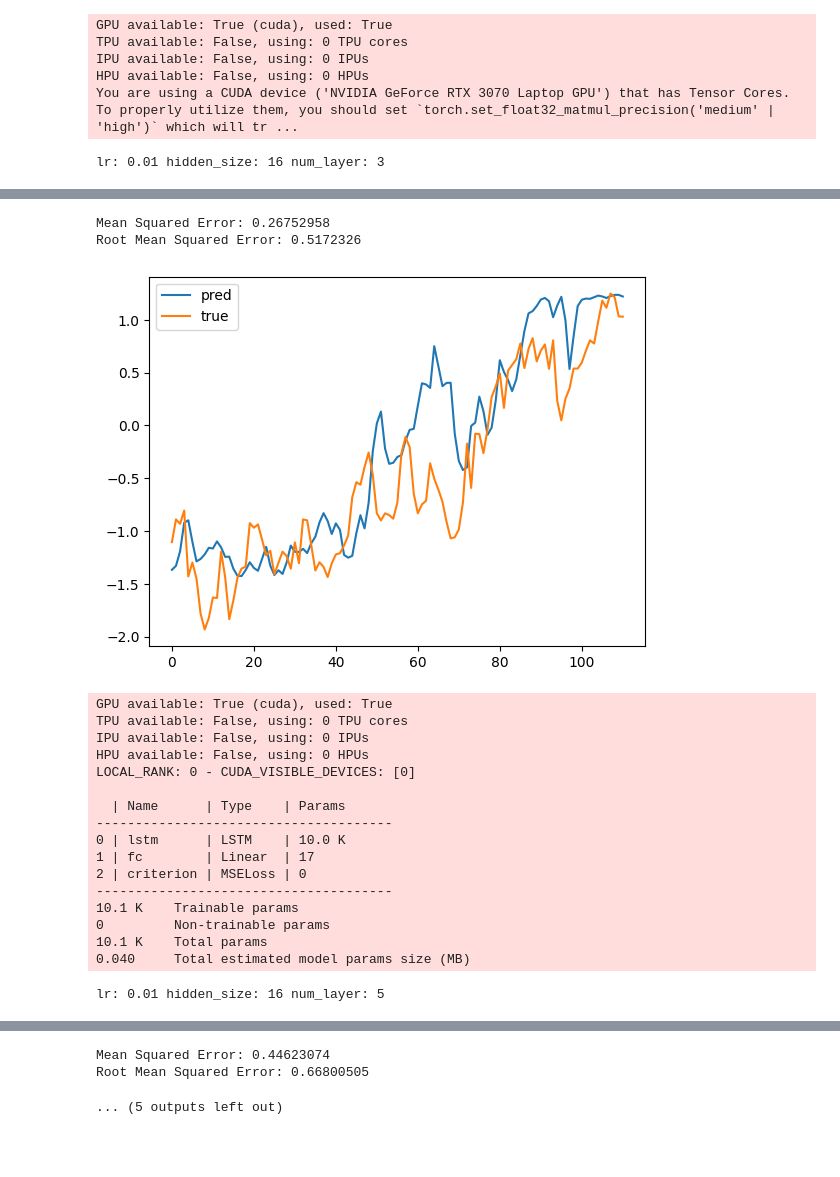
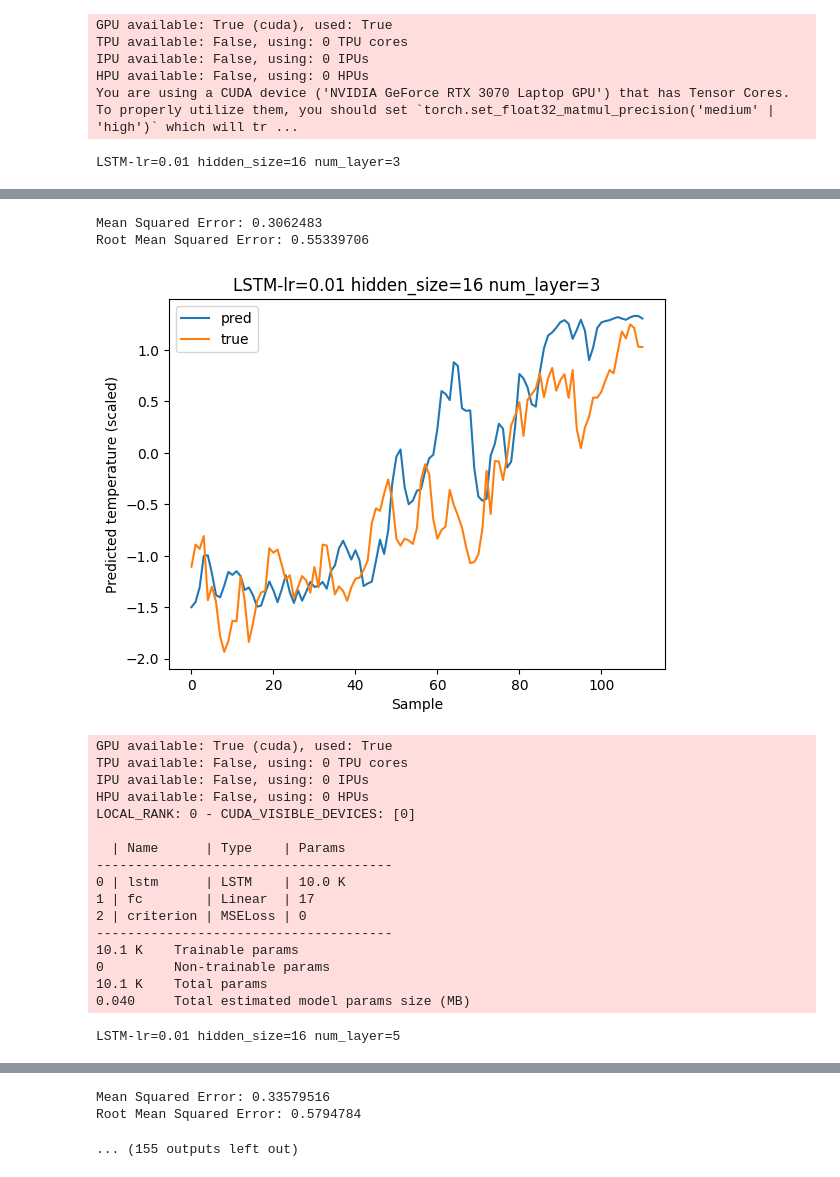
Before and after one commit to Unexp1ainable/ADAML-Project2, a Jupyter notebook: lstm_model.ipynb, the cells around one changed output, grey strips where cells are left out. Drawn from its saved outputs; the diff is of its cells as text; code cells hidden in the pictures; blank space fills up the shorter version.

Commit message:
fixed utils

```diff
--- a/lstm_model.ipynb
+++ b/lstm_model.ipynb
@@ -53,7 +54,7 @@ def create_sequences(x, y, seq_length):
         ys.append(_y)
     return np.array(xs), np.array(ys)
 # %%
-df_train, df_test, df_valid = utils.load_cleaned_data()
+df_train, df_test, df_valid, mu, std = utils.load_cleaned_data()
 
 class ClimateDataset(torch.utils.data.Dataset):
     def __init__(self, df, seq_length) -> None:
@@ -99,37 +100,60 @@ learning_rates = [1e-2, 5e-3, 1e-3]
 hidden_sizes = [16, 32, 64]
 num_layers = [3, 5, 8]
 
+mses = []
+params = []
+
+folder = "lstm-report"
+stats_path = f"{folder}/stats.csv"
+
+with open(stats_path, 'w') as stats_file:
+    stats_file.write("Learning_rate;Hidden_size;Num_layers;MSE;RMSE\n")
 
 for lr, hidden_size, num_layer in product(learning_rates, hidden_sizes, num_layers):
-    print("lr:", lr, "hidden_size:", hidden_size, "num_layer:", num_layer)
+    model_name = f"LSTM-lr={lr} hidden_size={hidden_size} num_layer={num_layer}"
+    print(model_name)
     model = LSTMModel(3, hidden_size=hidden_size, num_layers=num_layer, learning_rate=lr)
 
     trainer = lightning.Trainer(
-    max_epochs=1000,
-    log_every_n_steps=1,
-    callbacks=[
-        EarlyStopping(monitor="val_loss", mode="min", patience=10),
+        accelerator="cuda",
+        max_epochs=1000,
+        log_every_n_steps=1,
+        callbacks=[
+            EarlyStopping(monitor="val_loss", mode="min", patience=10),
         ],
-    logger=TensorBoardLogger(f"lstm-logs",name="", version=f"LSTM-lr={lr}, hidden_size={hidden_size}, num_layer={num_layer}")
+        logger=TensorBoardLogger("lstm-logs ", name="", version=model_name)
     )
-
 
     trainer.fit(model, dataloader_train, dataloader_valid)
 
     dataloader_test = torch.utils.data.DataLoader(ClimateDataset(df_test, SEQ_LENGTH), batch_size=1, shuffle=False, num_workers=15)
     preds, true = predict(model, dataloader_test)
+    preds = preds * std[0] + mu[0]
+    true = true * std[0] + mu[0]
+
+    mse = mean_squared_error(true, preds)
 
     mse = mean_squared_error(true, preds)
     print("Mean Squared Error:", mse)
     print("Root Mean Squared Error:", np.sqrt(mse))
     plt.plot(preds, label="pred")
     plt.plot(true, label="true")
+    plt.xlabel('Sample')
+    plt.ylabel('Predicted temperature (scaled)')
     plt.legend()
+    plt.title(model_name)
+    plt.savefig(f"{folder}/{model_name}.png")
     plt.show()
+
+    with open(stats_path, 'a') as stats_file:
+        stats_file.write(f"{lr};{hidden_size};{num_layer};{mse};{np.sqrt(mse)}\n")
+
+    mses.append(mse)
+    params.append((lr, hidden_size, num_layer))
 # %% [output]
 GPU available: True (cuda), used: True
 TPU available: False, using: 0 TPU cores
 IPU available: False, using: 0 IPUs
 HPU available: False, using: 0 HPUs
 You are using a CUDA device ('NVIDIA GeForce RTX 3070 Laptop GPU') that has Tensor Cores. To properly utilize them, you should set `torch.set_float32_matmul_precision('medium' | 'high')` which will tr ...
-lr: 0.01 hidden_size: 16 num_layer: 3
+LSTM-lr=0.01 hidden_size=16 num_layer=3
@@ -138,21 +162,21 @@ lr: 0.01 hidden_size: 16 num_layer: 3
 To enable the following instructions: AVX2 AVX512F AVX512_VNNI FMA, in other operations, rebuild TensorFlow with the appropriate compiler flags.
 LOCAL_RANK: 0 - CUDA_VISIBLE_DEVICES: [0]
 
   | Name      | Type    | Params
 --------------------------------------
 0 | lstm      | LSTM    | 5.7 K
 1 | fc        | Linear  | 17
 2 | criterion | MSELoss | 0
 --------------------------------------
 5.7 K     Trainable params
 0         Non-trainable params
 5.7 K     Total params
 0.023     Total estimated model params size (MB)
 [interactive output not drawn]
 [interactive output not drawn]
-Mean Squared Error: 0.26752958
-Root Mean Squared Error: 0.5172326
+Mean Squared Error: 0.3062483
+Root Mean Squared Error: 0.55339706
-[figure, old version]
+[figure, new version]
 GPU available: True (cuda), used: True
 TPU available: False, using: 0 TPU cores
 IPU available: False, using: 0 IPUs
@@ -169,9 +193,9 @@ LOCAL_RANK: 0 - CUDA_VISIBLE_DEVICES: [0]
 0         Non-trainable params
 10.1 K    Total params
 0.040     Total estimated model params size (MB)
-lr: 0.01 hidden_size: 16 num_layer: 5
+LSTM-lr=0.01 hidden_size=16 num_layer=5
 [interactive output not drawn]
 [interactive output not drawn]
-Mean Squared Error: 0.44623074
-Root Mean Squared Error: 0.66800505
+Mean Squared Error: 0.33579516
+Root Mean Squared Error: 0.5794784
-... (5 outputs left out)
+... (155 outputs left out)
```
Also changed, not shown: parts of 2 cells of this notebook, 2 other files.
